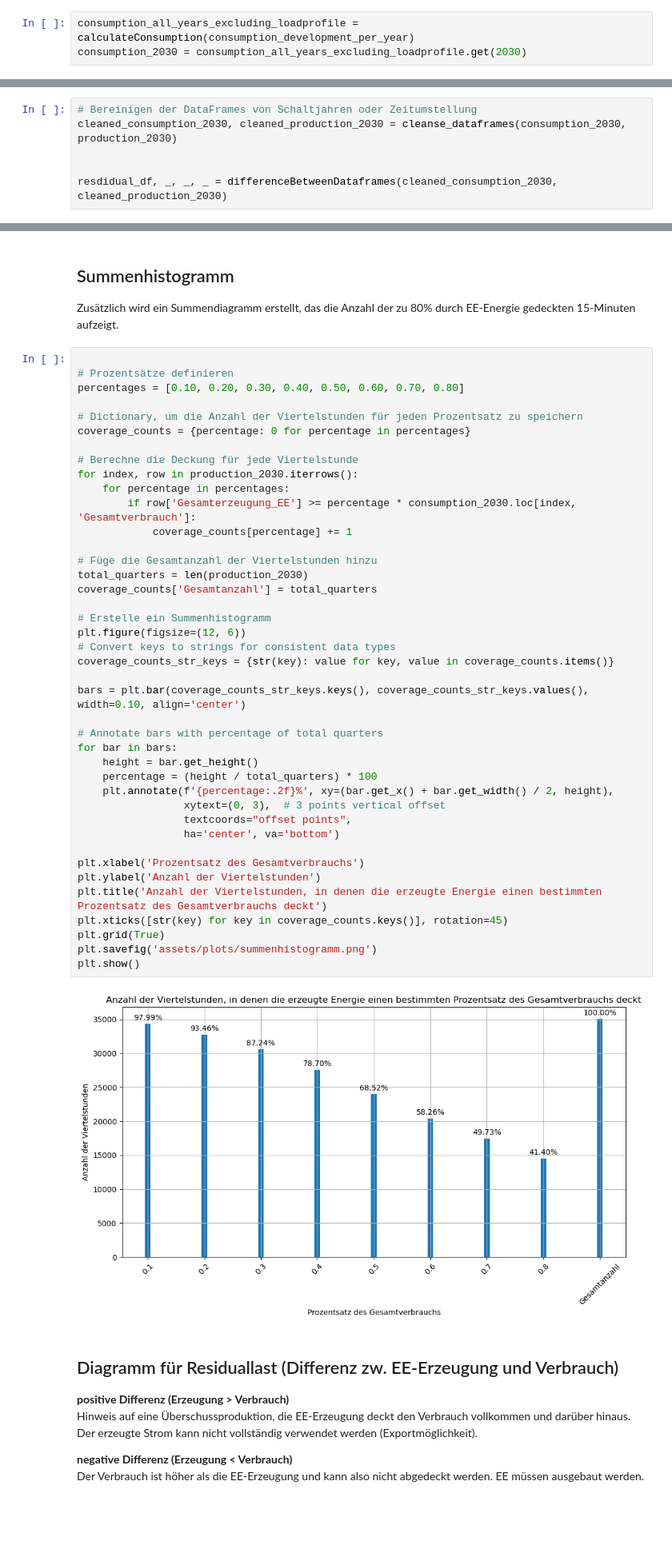
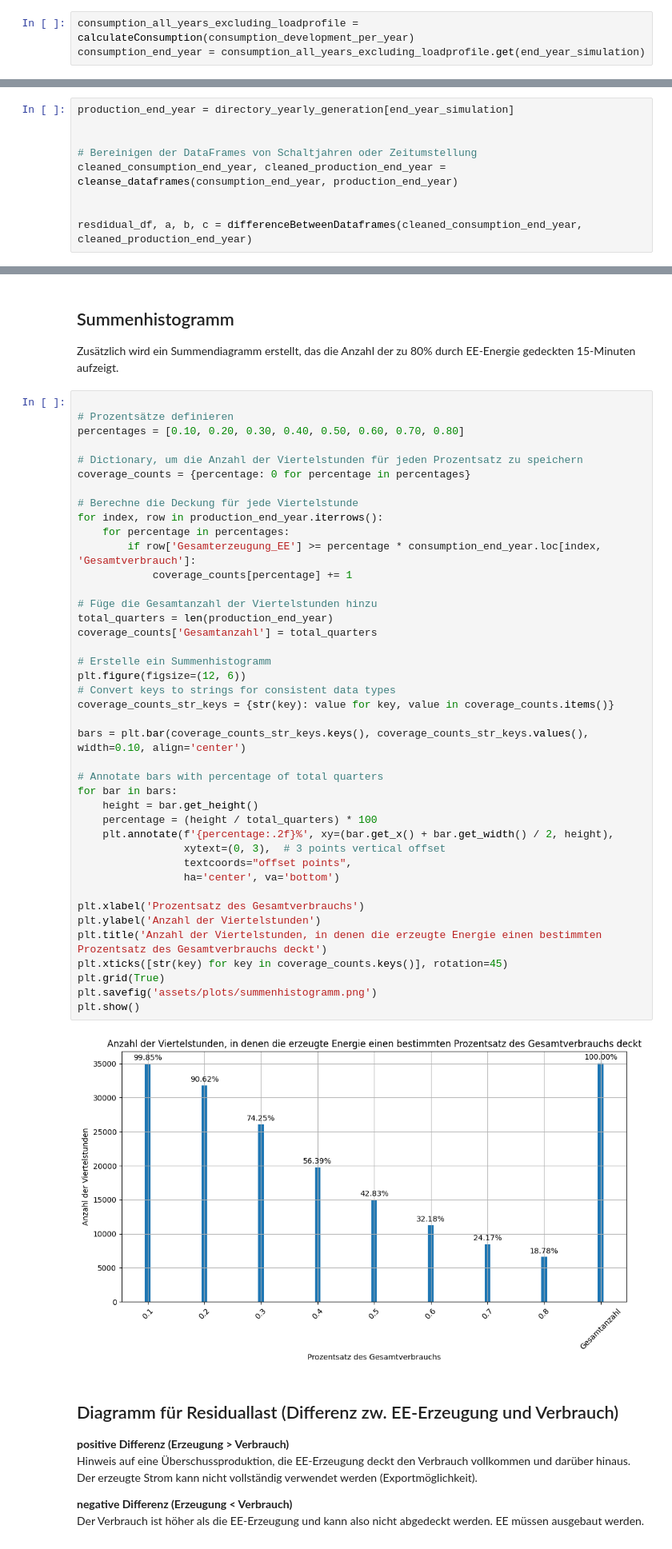
Before and after one commit to Gregor1998/Klimaneutral-20245, a Jupyter notebook: prototyp_2.ipynb, the cells around one changed output, grey strips where cells are left out. Shown at 80% size. Drawn from its saved outputs; the diff is of its cells as text; blank space fills up the shorter version.

```diff
--- a/prototyp_2.ipynb
+++ b/prototyp_2.ipynb
@@ -179,7 +184,7 @@ Data für 2023 loaded succsessfully.
 ## Verbrauch an sich extrapolieren
 # %%
 consumption_all_years_excluding_loadprofile = calculateConsumption(consumption_development_per_year)
-consumption_2030 = consumption_all_years_excluding_loadprofile.get(2030)
+consumption_end_year = consumption_all_years_excluding_loadprofile.get(end_year_simulation)
 # %% [output]
 Data für 2023 loaded succsessfully.
 # %% [markdown]
@@ -226,8 +231,11 @@ create_week_comparison(selected_week, selected_year, week_consumption_df, week_c
 Wir bestimmen die Resiudallast als Differenz zwischen Verbrauch und Erzeugung für die 2030-Dataframes.
 Damit können wir den Anteil nicht-EE-Energie bestimmen an der Gesamtenergieerzeugung, der Anteil soll abnehmen.
 # %%
-# Bereinigen der DataFrames von Schaltjahren oder Zeitumstellung
-cleaned_consumption_2030, cleaned_production_2030 = cleanse_dataframes(consumption_2030, production_2030)
+production_end_year = directory_yearly_generation[end_year_simulation]
 
 
-resdidual_df, _, _, _ = differenceBetweenDataframes(cleaned_consumption_2030, cleaned_production_2030)
+# Bereinigen der DataFrames von Schaltjahren oder Zeitumstellung
+cleaned_consumption_end_year, cleaned_production_end_year = cleanse_dataframes(consumption_end_year, production_end_year)
+
+
+resdidual_df, a, b, c = differenceBetweenDataframes(cleaned_consumption_end_year, cleaned_production_end_year)
@@ -265,40 +266,40 @@ percentages = [0.10, 0.20, 0.30, 0.40, 0.50, 0.60, 0.70, 0.80]
 coverage_counts = {percentage: 0 for percentage in percentages}
 
 # Berechne die Deckung für jede Viertelstunde
-for index, row in production_2030.iterrows():
+for index, row in production_end_year.iterrows():
     for percentage in percentages:
-        if row['Gesamterzeugung_EE'] >= percentage * consumption_2030.loc[index, 'Gesamtverbrauch']:
+        if row['Gesamterzeugung_EE'] >= percentage * consumption_end_year.loc[index, 'Gesamtverbrauch']:
             coverage_counts[percentage] += 1
 
 # Füge die Gesamtanzahl der Viertelstunden hinzu
-total_quarters = len(production_2030)
+total_quarters = len(production_end_year)
 coverage_counts['Gesamtanzahl'] = total_quarters
 
 # Erstelle ein Summenhistogramm
 plt.figure(figsize=(12, 6))
 # Convert keys to strings for consistent data types
 coverage_counts_str_keys = {str(key): value for key, value in coverage_counts.items()}
 
 bars = plt.bar(coverage_counts_str_keys.keys(), coverage_counts_str_keys.values(), width=0.10, align='center')
 
 # Annotate bars with percentage of total quarters
 for bar in bars:
     height = bar.get_height()
     percentage = (height / total_quarters) * 100
     plt.annotate(f'{percentage:.2f}%', xy=(bar.get_x() + bar.get_width() / 2, height),
                  xytext=(0, 3),  # 3 points vertical offset
                  textcoords="offset points",
                  ha='center', va='bottom')
 
 plt.xlabel('Prozentsatz des Gesamtverbrauchs')
 plt.ylabel('Anzahl der Viertelstunden')
 plt.title('Anzahl der Viertelstunden, in denen die erzeugte Energie einen bestimmten Prozentsatz des Gesamtverbrauchs deckt')
 plt.xticks([str(key) for key in coverage_counts.keys()], rotation=45)
 plt.grid(True)
 plt.savefig('assets/plots/summenhistogramm.png')
 plt.show()
 # %% [output]
-[figure, old version]
+[figure, new version]
 # %% [markdown]
 ## Diagramm für Residuallast (Differenz zw. EE-Erzeugung und Verbrauch)
 
```
Also changed, not shown: parts of 8 cells of this notebook, 8 other files.
